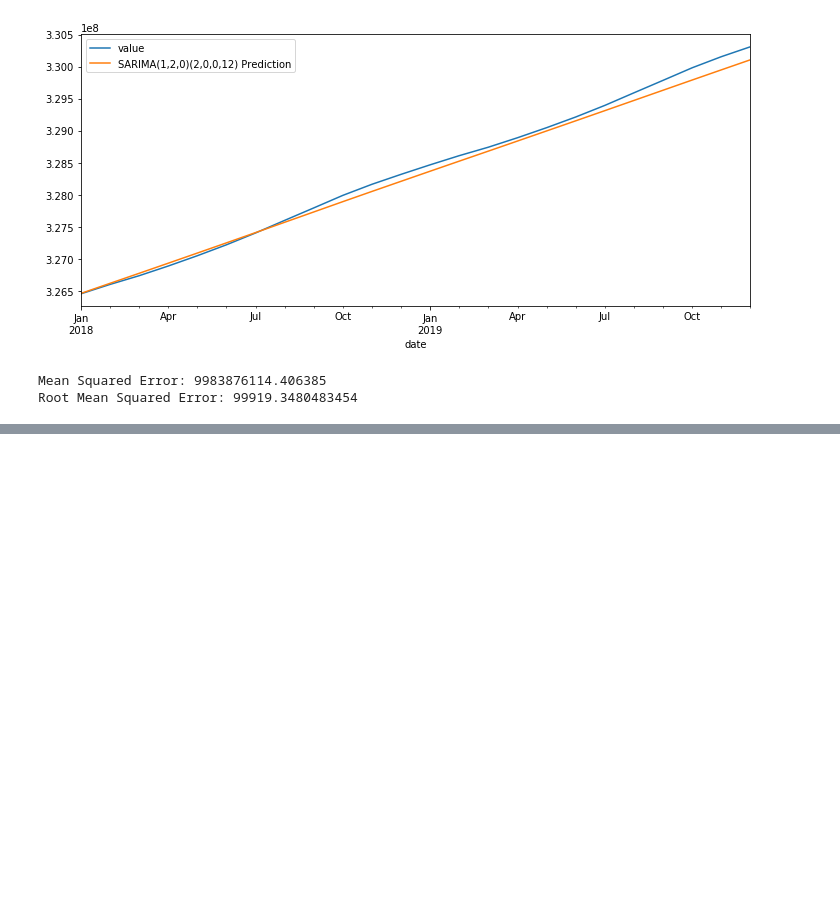
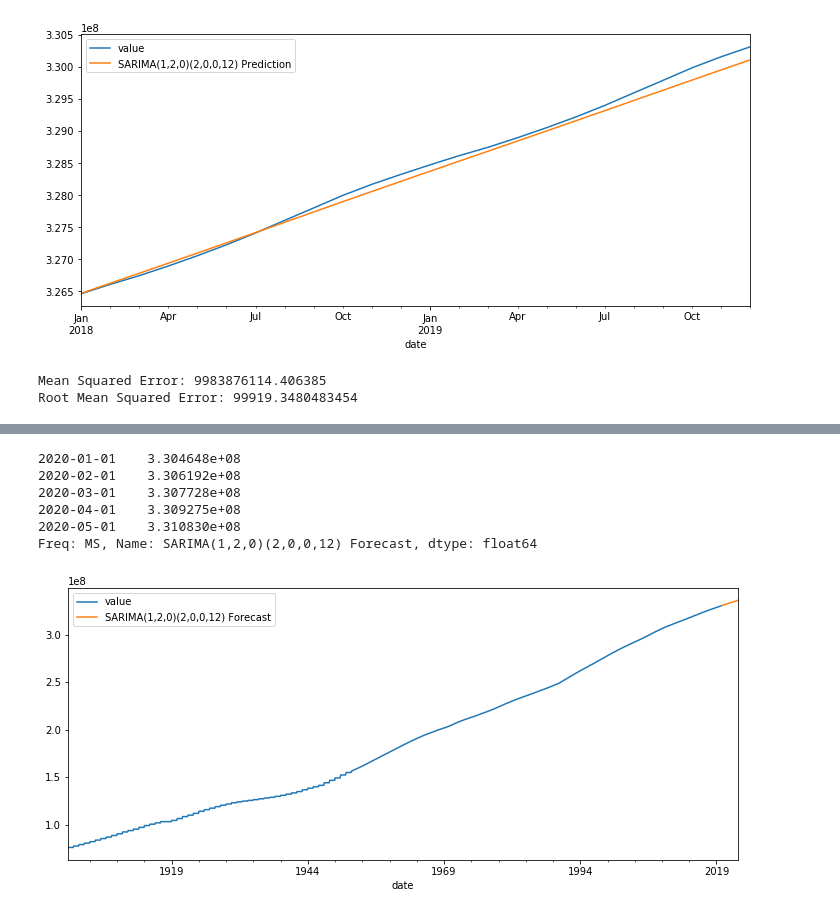
Before and after one commit to Lewis34cs/population_forecast, a Jupyter notebook: population_forecast.ipynb, the cells around one changed output, grey strips where cells are left out. Cells and saved outputs as stored; diff of their text form; code cells hidden in the pictures; blank space fills up the shorter version.

Commit message:
Added forecast section

```diff
--- a/population_forecast.ipynb
+++ b/population_forecast.ipynb
@@ -255,0 +270,4 @@ Root Mean Squared Error: 99919.3480483454
+# %%
+model = SARIMAX(pop_df['value'],order=(1,2,0), seasonal_order=(2,0,0,12))
+fit_model = model.fit()
+fit_model.summary()
@@ -255,0 +295,23 @@ Root Mean Squared Error: 99919.3480483454
+# %%
+# Feel free to change the variable NUM_MONTHS to predict however many months
+# into the future. Must be a positive integer
+
+NUM_MONTHS = 35
+
+start = len(pop_df)
+end = len(pop_df) + NUM_MONTHS
+forecast = fit_model.predict(start, end, typ='levels').rename('SARIMA(1,2,0)(2,0,0,12) Forecast')
+# %%
+forecast.head()
+# %% [output]
+2020-01-01    3.304648e+08
+2020-02-01    3.306192e+08
+2020-03-01    3.307728e+08
+2020-04-01    3.309275e+08
+2020-05-01    3.310830e+08
+Freq: MS, Name: SARIMA(1,2,0)(2,0,0,12) Forecast, dtype: float64
+# %%
+pop_df.plot(figsize=(12,5), legend=True)
+forecast.plot(legend=True);
+# %% [output]
+[figure, added]
```
Also changed, not shown: parts of 7 cells of this notebook.
